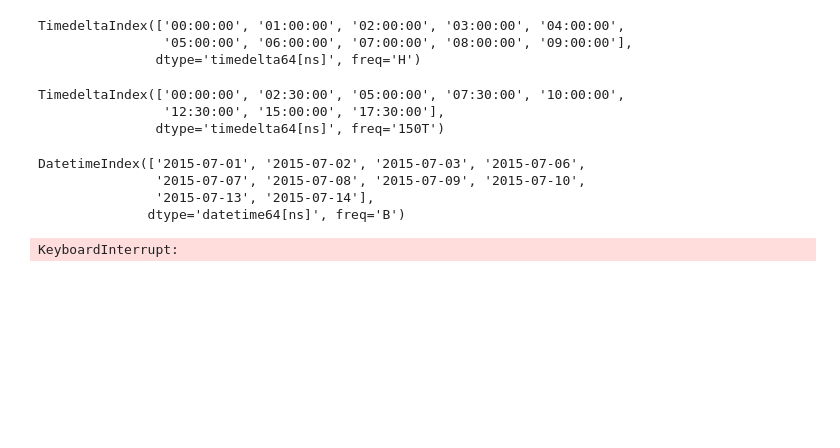
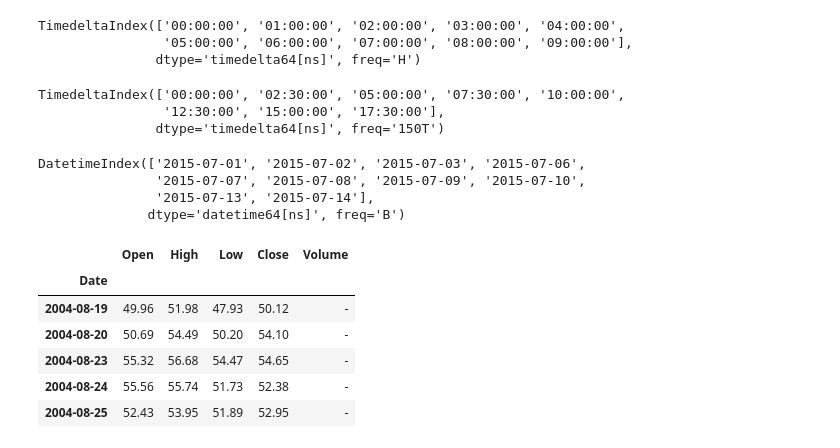
Before and after one commit to grehujt/SmallPythonProjects, a Jupyter notebook: jupyterNotebooks/tutorials/pandas.ipynb, the cells around one changed output. Saved outputs shown, nothing was run; the diff lists cells and outputs as text; code cells hidden in the pictures; blank space fills up the shorter version.

```diff
--- a/jupyterNotebooks/tutorials/pandas.ipynb
+++ b/jupyterNotebooks/tutorials/pandas.ipynb
@@ -2524,9 +2524,3 @@ DatetimeIndex(['2015-07-01', '2015-07-02', '2015-07-03', '2015-07-06',
                '2015-07-07', '2015-07-08', '2015-07-09', '2015-07-10',
                '2015-07-13', '2015-07-14'],
               dtype='datetime64[ns]', freq='B')
-# %%
-from pandas_datareader import data
-goog = data.DataReader('GOOG', 'yahoo')
-goog.head()
-# %% [output]
-KeyboardInterrupt:
@@ -2534,0 +2527,19 @@ data.DataReader?
+# %%
+# import pandas_datareader as pdr
+# goog = data.DataReader('GOOG', start='2004', end='2016', data_source='google')
+# goog = pdr.get_data_yahoo('GOOG')
+import pandas as pd
+goog = pd.read_csv('goog.csv')
+goog['Date'] = pd.to_datetime(goog['Date'])
+# goog.sort_values(by='Date', inplace=True)
+goog.set_index('Date', inplace=True)
+goog.sort_index(inplace=True)
+goog.head()
+# %% [output]
+|  | Open | High | Low | Close | Volume |
+| Date |  |  |  |  |  |
+| 2004-08-19 | 49.96 | 51.98 | 47.93 | 50.12 | - |
+| 2004-08-20 | 50.69 | 54.49 | 50.20 | 54.10 | - |
+| 2004-08-23 | 55.32 | 56.68 | 54.47 | 54.65 | - |
+| 2004-08-24 | 55.56 | 55.74 | 51.73 | 52.38 | - |
+| 2004-08-25 | 52.43 | 53.95 | 51.89 | 52.95 | - |
```
Also changed, not shown: parts of 3 cells of this notebook, 1 other file.
